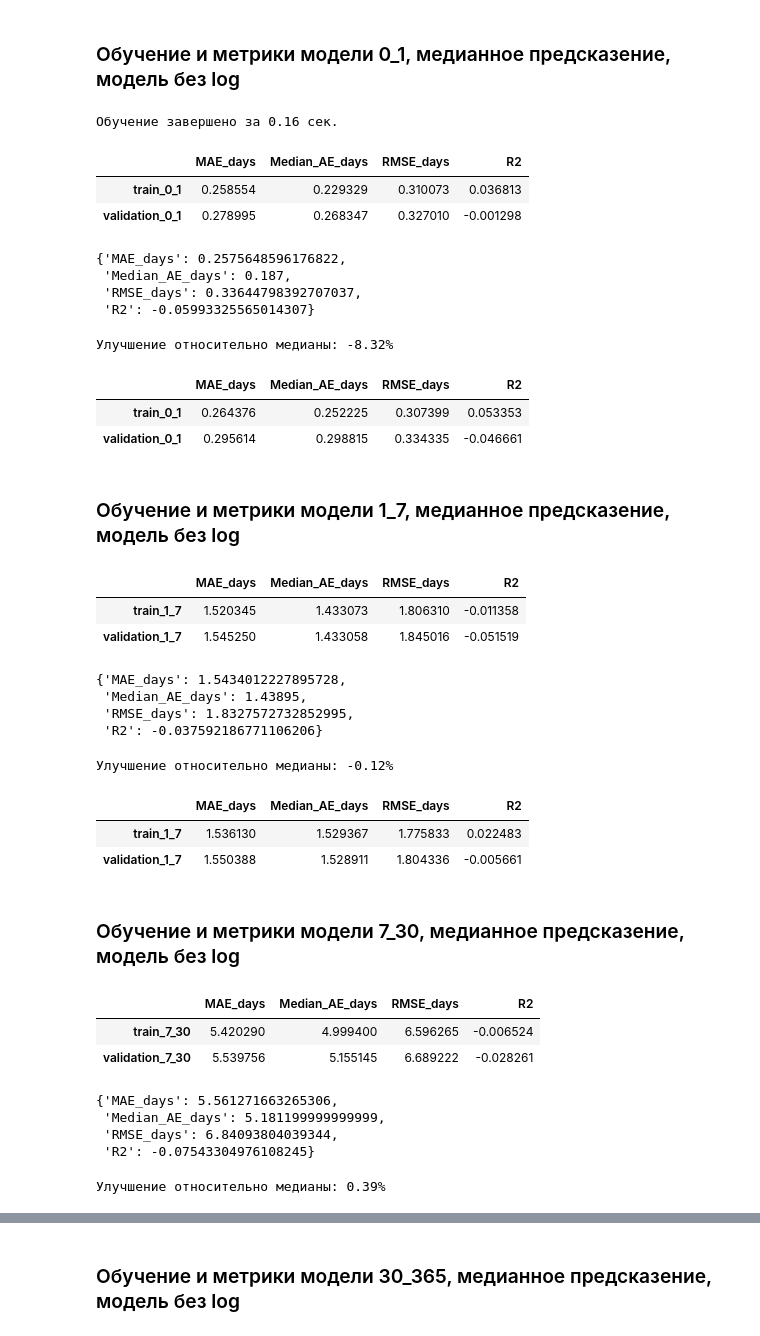
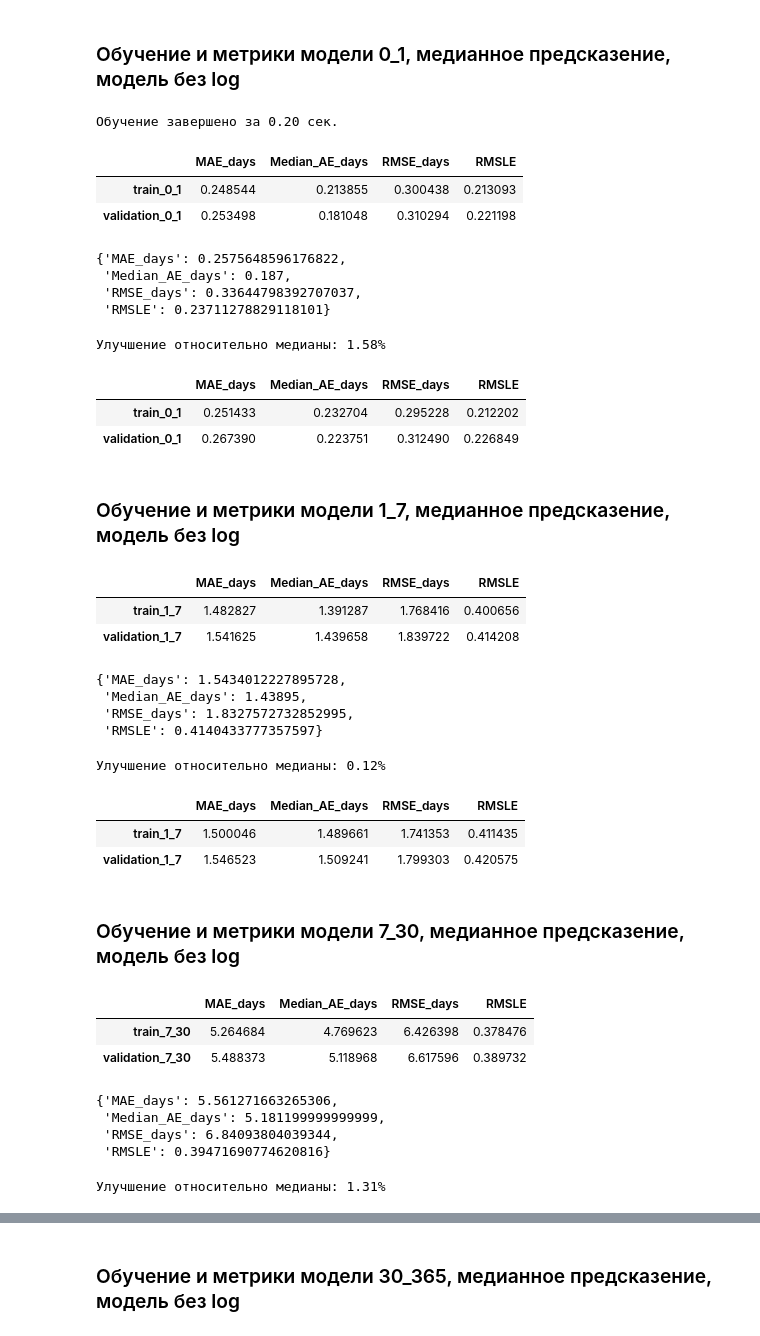
Before and after one commit to Fillin0is/average_task_performance, a Jupyter notebook: data_access/notebooks/04_duration_buckets_baseline.ipynb, the cells around one changed output, grey strips where cells are left out. Cells and saved outputs as stored; diff of their text form; code cells hidden in the pictures.

```diff
--- a/data_access/notebooks/04_duration_buckets_baseline.ipynb
+++ b/data_access/notebooks/04_duration_buckets_baseline.ipynb
@@ -243,8 +243,11 @@ TEST
 feature_columns = [
     "Description_Issue_Length",
     "Description_Project_Length",
+    "Comment_Count",
+    "Comment_Total_Length",
+    "Change_Count",
     "Initial_Type",
-    "Initial_Priority"
+    "Initial_Priority",
 ]
 target_column = "Duration_Days"
 
@@ -327,7 +330,13 @@ preprocessing = ColumnTransformer(
         (
             "numeric",
             "passthrough",
-            ["Description_Issue_Length", "Description_Project_Length"],
+            [
+                "Description_Issue_Length",
+                "Description_Project_Length",
+                "Comment_Count",
+                "Comment_Total_Length",
+                "Change_Count",
+            ],
         ),
         (
             "categories",
@@ -355,7 +365,10 @@ ColumnTransformer(transformers=[('numeric', 'passthrough',
                   verbose_feature_names_out=False)
 # %%
 regressor = HistGradientBoostingRegressor(
-    categorical_features=[False, False, True, True],
+    categorical_features=[
+        False, False, False, False, False,
+        True, True,
+    ],
     learning_rate=0.08,
     max_iter=250,
     max_leaf_nodes=31,
@@ -402,37 +415,37 @@ TransformedTargetRegressor(check_inverse=False, func=<ufunc 'log1p'>,
 # %%
 from sklearn.base import clone
 
 started_at = perf_counter()
 model_0_1 = clone(model)
 model_0_1.fit(X_train_0_1, y_train_0_1)
 training_seconds = perf_counter() - started_at
 print(f"Обучение завершено за {training_seconds:.2f} сек.")
 
 
 def calculate_metrics(y_true, prediction):
     prediction = np.maximum(prediction, 0.0)
     return {
         "MAE_days": mean_absolute_error(y_true, prediction),
         "Median_AE_days": median_absolute_error(y_true, prediction),
         "RMSE_days": root_mean_squared_error(y_true, prediction),
-        "R2": r2_score(y_true, prediction),
+        "RMSLE": root_mean_squared_log_error(y_true, prediction)
     }
 
 metrics_0_1 = {}
 
 for split_name, features, target in (
     ("train_0_1", X_train_0_1, y_train_0_1),
     ("validation_0_1", X_validation_0_1, y_validation_0_1),
 ):
     prediction = model_0_1.predict(features)
     metrics_0_1[split_name] = calculate_metrics(target, prediction)
 
 pd.DataFrame(metrics_0_1).T
 # %% [output]
-Обучение завершено за 0.16 сек.
+Обучение завершено за 0.20 сек.
-|  | MAE_days | Median_AE_days | RMSE_days | R2 |
-| train_0_1 | 0.258554 | 0.229329 | 0.310073 | 0.036813 |
-| validation_0_1 | 0.278995 | 0.268347 | 0.327010 | -0.001298 |
+|  | MAE_days | Median_AE_days | RMSE_days | RMSLE |
+| train_0_1 | 0.248544 | 0.213855 | 0.300438 | 0.213093 |
+| validation_0_1 | 0.253498 | 0.181048 | 0.310294 | 0.221198 |
 # %%
 median_0_1 = y_train_0_1.median()
 baseline_prediction_0_1 = np.full(
@@ -450,7 +463,7 @@ baseline_metrics_0_1
 {'MAE_days': 0.2575648596176822,
  'Median_AE_days': 0.187,
  'RMSE_days': 0.33644798392707037,
- 'R2': -0.05993325565014307}
+ 'RMSLE': 0.23711278829118101}
 # %%
 model_mae = metrics_0_1["validation_0_1"]["MAE_days"]
 baseline_mae = baseline_metrics_0_1["MAE_days"]
@@ -459,7 +472,7 @@ mae_improvement = 1 - model_mae / baseline_mae
 
 print(f"Улучшение относительно медианы: {mae_improvement:.2%}")
 # %% [output]
-Улучшение относительно медианы: -8.32%
+Улучшение относительно медианы: 1.58%
 # %%
 direct_model_0_1 = clone(pipeline)
 direct_model_0_1.fit(
@@ -481,9 +494,9 @@ for split_name, features, target in (
 
 pd.DataFrame(direct_metrics_0_1).T
 # %% [output]
-|  | MAE_days | Median_AE_days | RMSE_days | R2 |
-| train_0_1 | 0.264376 | 0.252225 | 0.307399 | 0.053353 |
-| validation_0_1 | 0.295614 | 0.298815 | 0.334335 | -0.046661 |
+|  | MAE_days | Median_AE_days | RMSE_days | RMSLE |
+| train_0_1 | 0.251433 | 0.232704 | 0.295228 | 0.212202 |
+| validation_0_1 | 0.267390 | 0.223751 | 0.312490 | 0.226849 |
 # %% [markdown]
 ### Обучение и метрики модели 1_7, медианное предсказение, модель без log
 # %%
@@ -505,9 +518,9 @@ for split_name, features, target in (
 metrics_df = pd.DataFrame(metrics_1_7).T
 metrics_df
 # %% [output]
-|  | MAE_days | Median_AE_days | RMSE_days | R2 |
-| train_1_7 | 1.520345 | 1.433073 | 1.806310 | -0.011358 |
-| validation_1_7 | 1.545250 | 1.433058 | 1.845016 | -0.051519 |
+|  | MAE_days | Median_AE_days | RMSE_days | RMSLE |
+| train_1_7 | 1.482827 | 1.391287 | 1.768416 | 0.400656 |
+| validation_1_7 | 1.541625 | 1.439658 | 1.839722 | 0.414208 |
 # %%
 median_1_7 = y_train_1_7.median()
 baseline_prediction_1_7 = np.full(
@@ -525,7 +538,7 @@ baseline_metrics_1_7
 {'MAE_days': 1.5434012227895728,
  'Median_AE_days': 1.43895,
  'RMSE_days': 1.8327572732852995,
- 'R2': -0.037592186771106206}
+ 'RMSLE': 0.4140433777357597}
 # %%
 model_mae = metrics_1_7["validation_1_7"]["MAE_days"]
 baseline_mae = baseline_metrics_1_7["MAE_days"]
@@ -534,7 +547,7 @@ mae_improvement = 1 - model_mae / baseline_mae
 
 print(f"Улучшение относительно медианы: {mae_improvement:.2%}")
 # %% [output]
-Улучшение относительно медианы: -0.12%
+Улучшение относительно медианы: 0.12%
 # %%
 direct_model_1_7 = clone(pipeline)
 direct_model_1_7.fit(
@@ -556,9 +569,9 @@ for split_name, features, target in (
 
 pd.DataFrame(direct_metrics_1_7).T
 # %% [output]
-|  | MAE_days | Median_AE_days | RMSE_days | R2 |
-| train_1_7 | 1.536130 | 1.529367 | 1.775833 | 0.022483 |
-| validation_1_7 | 1.550388 | 1.528911 | 1.804336 | -0.005661 |
+|  | MAE_days | Median_AE_days | RMSE_days | RMSLE |
+| train_1_7 | 1.500046 | 1.489661 | 1.741353 | 0.411435 |
+| validation_1_7 | 1.546523 | 1.509241 | 1.799303 | 0.420575 |
 # %% [markdown]
 ### Обучение и метрики модели 7_30, медианное предсказение, модель без log
 # %%
@@ -580,9 +593,9 @@ for split_name, features, target in (
 metrics_df = pd.DataFrame(metrics_7_30).T
 metrics_df
 # %% [output]
-|  | MAE_days | Median_AE_days | RMSE_days | R2 |
-| train_7_30 | 5.420290 | 4.999400 | 6.596265 | -0.006524 |
-| validation_7_30 | 5.539756 | 5.155145 | 6.689222 | -0.028261 |
+|  | MAE_days | Median_AE_days | RMSE_days | RMSLE |
+| train_7_30 | 5.264684 | 4.769623 | 6.426398 | 0.378476 |
+| validation_7_30 | 5.488373 | 5.118968 | 6.617596 | 0.389732 |
 # %%
 median_7_30 = y_train_7_30.median()
 baseline_prediction_7_30 = np.full(
@@ -600,7 +613,7 @@ baseline_metrics_7_30
 {'MAE_days': 5.561271663265306,
  'Median_AE_days': 5.181199999999999,
  'RMSE_days': 6.84093804039344,
- 'R2': -0.07543304976108245}
+ 'RMSLE': 0.39471690774620816}
 # %%
 model_mae = metrics_7_30["validation_7_30"]["MAE_days"]
 baseline_mae = baseline_metrics_7_30["MAE_days"]
@@ -609,7 +622,7 @@ mae_improvement = 1 - model_mae / baseline_mae
 
 print(f"Улучшение относительно медианы: {mae_improvement:.2%}")
 # %% [output]
-Улучшение относительно медианы: 0.39%
+Улучшение относительно медианы: 1.31%
 # %%
 direct_model_7_30 = clone(pipeline)
 direct_model_7_30.fit(
```
Also changed, not shown: parts of 10 cells of this notebook, 3 other files.
